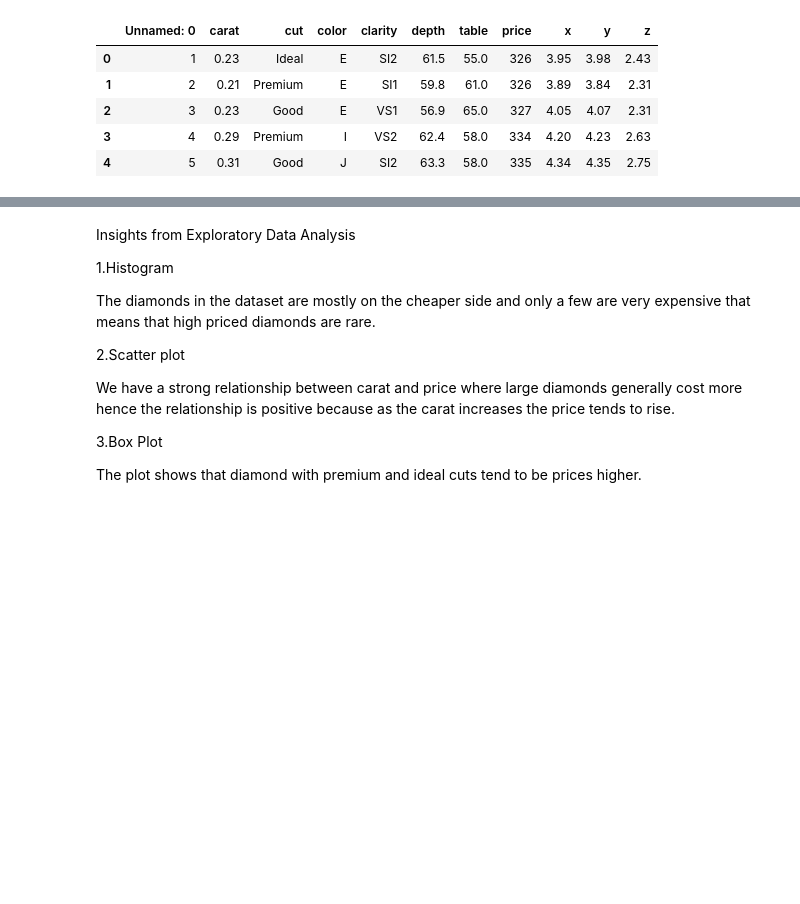
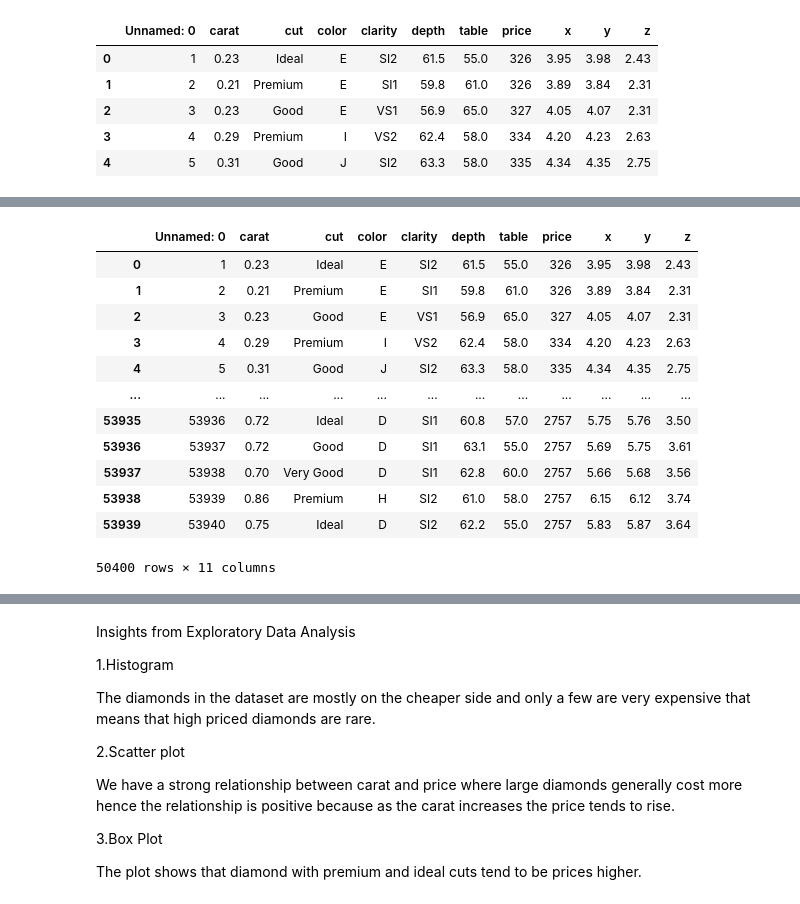
Before and after one commit to BridgetteJuma/AI-Coursework_2025, a Jupyter notebook: Diamonds_Price_Regression.ipynb, the cells around one changed output, grey strips where cells are left out. Cells and saved outputs as stored; diff of their text form; code cells hidden in the pictures; blank space fills up the shorter version.

```diff
--- a/Diamonds_Price_Regression.ipynb
+++ b/Diamonds_Price_Regression.ipynb
@@ -123,0 +22,16 @@ memory usage: 4.6+ MB
+# %%
+diamonds.drop_duplicates()
+# %% [output]
+|  | Unnamed: 0 | carat | cut | color | clarity | depth | table | price | x | y | z |
+| 0 | 1 | 0.23 | Ideal | E | SI2 | 61.5 | 55.0 | 326 | 3.95 | 3.98 | 2.43 |
+| 1 | 2 | 0.21 | Premium | E | SI1 | 59.8 | 61.0 | 326 | 3.89 | 3.84 | 2.31 |
+| 2 | 3 | 0.23 | Good | E | VS1 | 56.9 | 65.0 | 327 | 4.05 | 4.07 | 2.31 |
+| 3 | 4 | 0.29 | Premium | I | VS2 | 62.4 | 58.0 | 334 | 4.20 | 4.23 | 2.63 |
+| 4 | 5 | 0.31 | Good | J | SI2 | 63.3 | 58.0 | 335 | 4.34 | 4.35 | 2.75 |
+| ... | ... | ... | ... | ... | ... | ... | ... | ... | ... | ... | ... |
+| 53935 | 53936 | 0.72 | Ideal | D | SI1 | 60.8 | 57.0 | 2757 | 5.75 | 5.76 | 3.50 |
+| 53936 | 53937 | 0.72 | Good | D | SI1 | 63.1 | 55.0 | 2757 | 5.69 | 5.75 | 3.61 |
+| 53937 | 53938 | 0.70 | Very Good | D | SI1 | 62.8 | 60.0 | 2757 | 5.66 | 5.68 | 3.56 |
+| 53938 | 53939 | 0.86 | Premium | H | SI2 | 61.0 | 58.0 | 2757 | 6.15 | 6.12 | 3.74 |
+| 53939 | 53940 | 0.75 | Ideal | D | SI2 | 62.2 | 55.0 | 2757 | 5.83 | 5.87 | 3.64 |
+50400 rows × 11 columns
```
Also changed, not shown: parts of 10 cells of this notebook.
